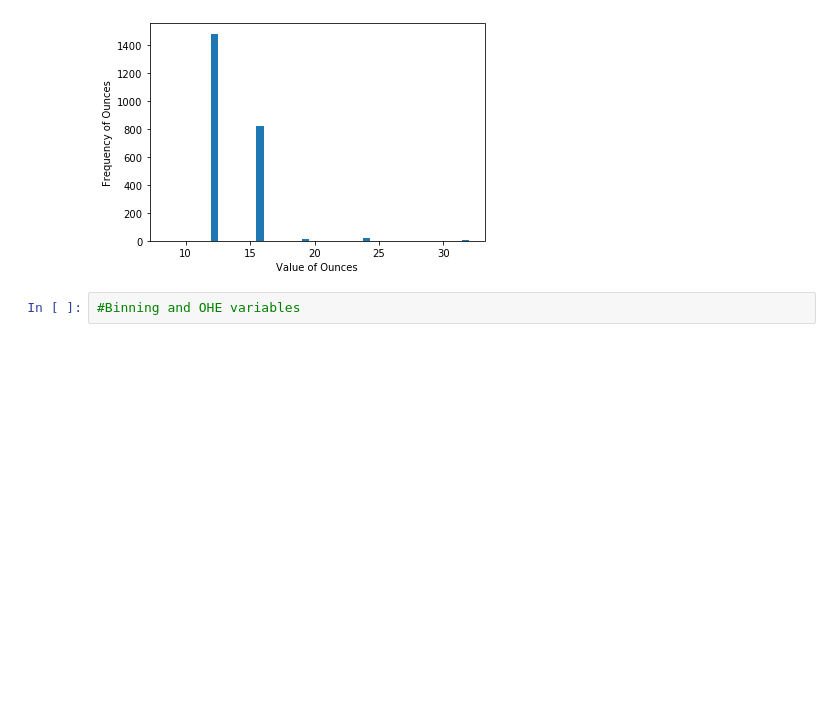
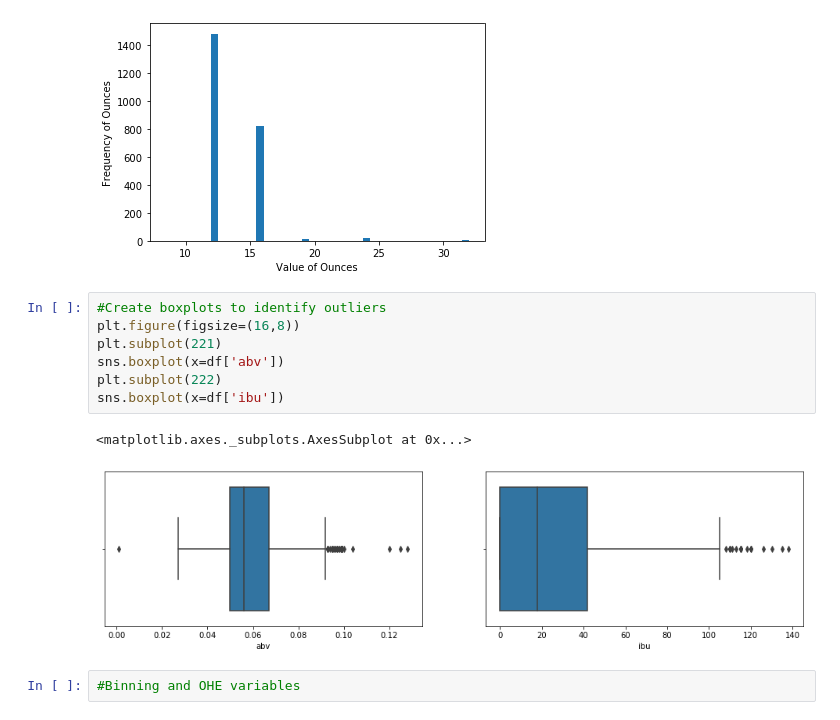
Before and after one commit to adinas94/Craft_Beer_Project, a Jupyter notebook: EDA.ipynb, the cells around one changed output. Drawn from its saved outputs; the diff is of its cells as text; blank space fills up the shorter version.

```diff
--- a/EDA.ipynb
+++ b/EDA.ipynb
@@ -219,5 +219,15 @@ plt.ylabel('Frequency of Ounces')
 plt.show()
 # %% [output]
 [figure]
+# %%
+#Create boxplots to identify outliers
+plt.figure(figsize=(16,8))
+plt.subplot(221)
+sns.boxplot(x=df['abv'])
+plt.subplot(222)
+sns.boxplot(x=df['ibu'])
+# %% [output]
+<matplotlib.axes._subplots.AxesSubplot at 0x...>
+[figure, added]
 # %%
 #Binning and OHE variables
```
